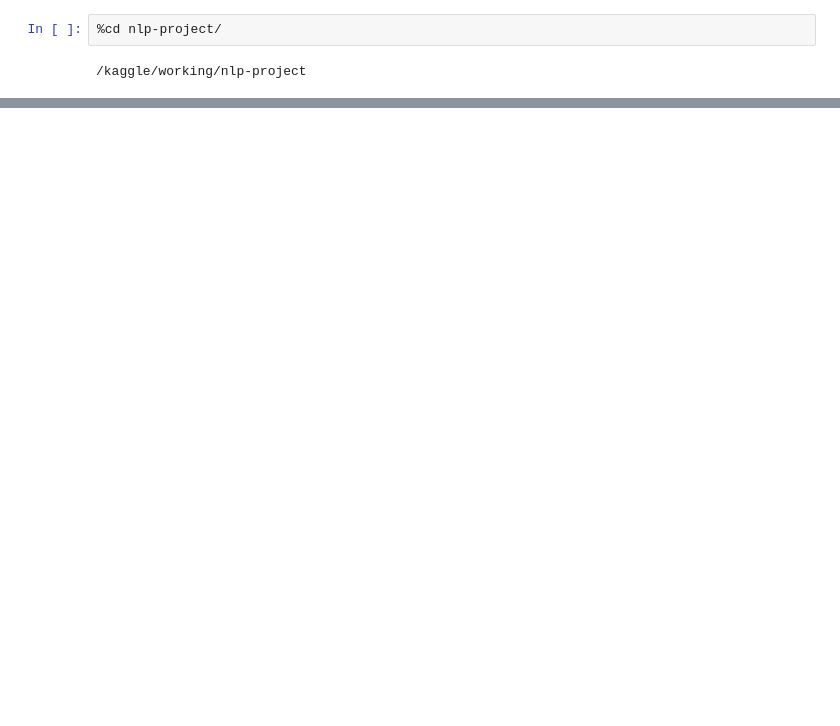
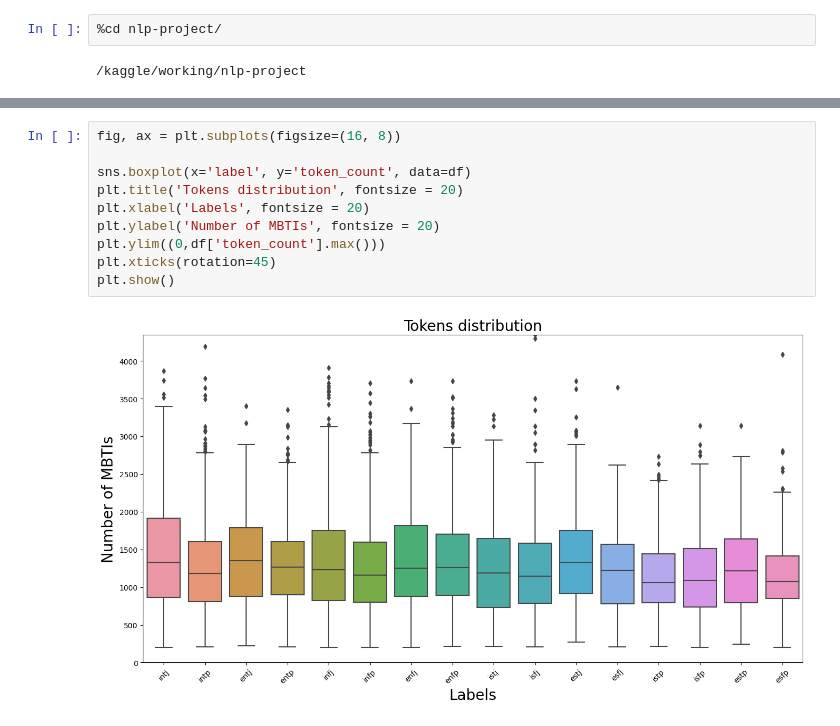
Before and after one commit to oopscompiled/nlp-project, a Jupyter notebook: notebooks/exploratory.ipynb, the cells around one changed output, grey strips where cells are left out. Saved outputs shown, nothing was run; the diff lists cells and outputs as text; blank space fills up the shorter version.

Commit message:
data update

```diff
--- a/notebooks/exploratory.ipynb
+++ b/notebooks/exploratory.ipynb
@@ -34,0 +125,12 @@ df.head()
+# %%
+fig, ax = plt.subplots(figsize=(16, 8))
+
+sns.boxplot(x='label', y='token_count', data=df)
+plt.title('Tokens distribution', fontsize = 20)
+plt.xlabel('Labels', fontsize = 20)
+plt.ylabel('Number of MBTIs', fontsize = 20)
+plt.ylim((0,df['token_count'].max()))
+plt.xticks(rotation=45)
+plt.show()
+# %% [output]
+[figure, added]
```
Also changed, not shown: parts of 17 cells of this notebook, 2 other files.
